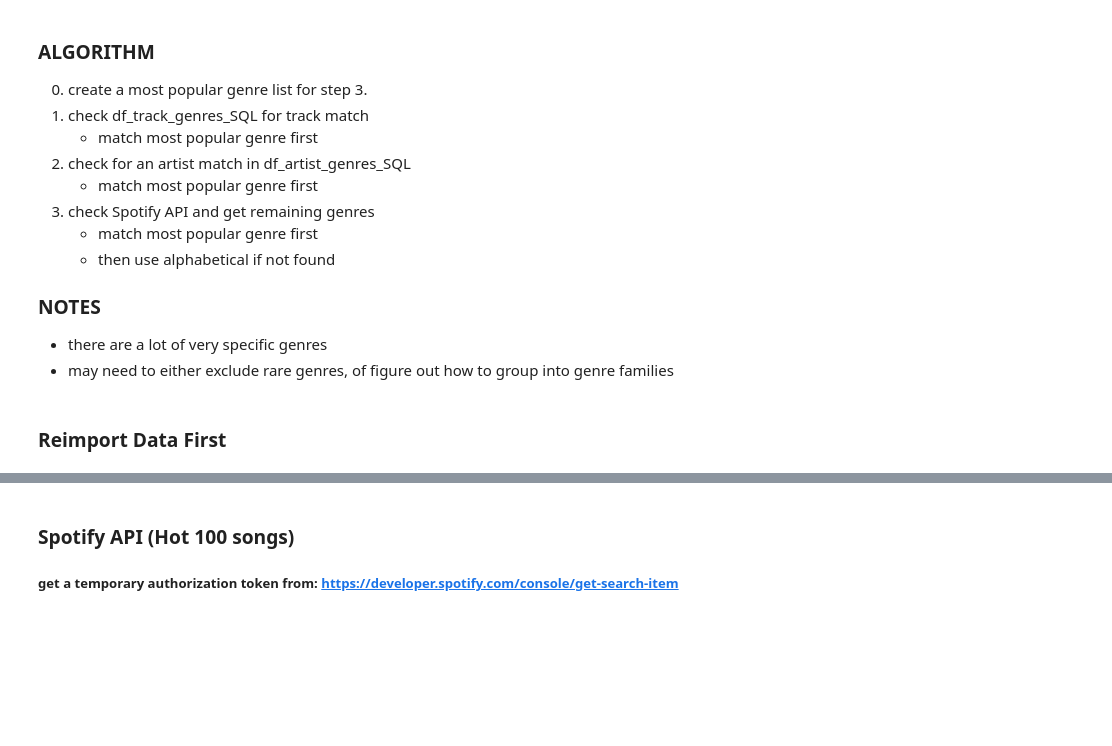
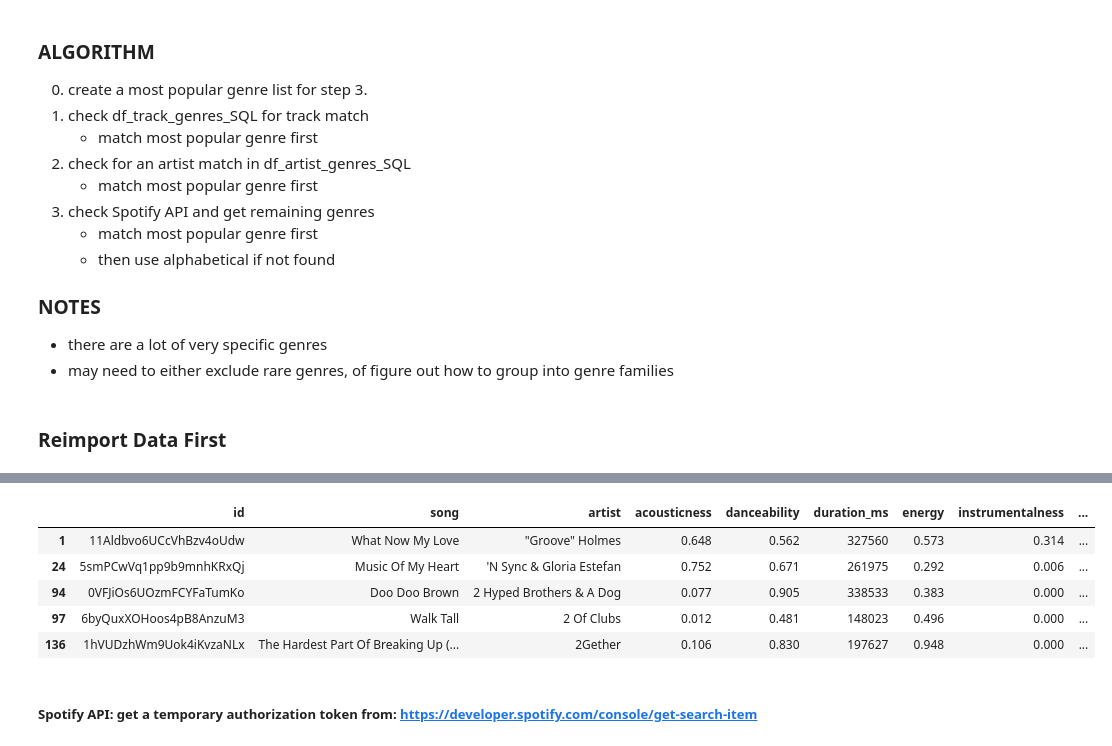
Before and after one commit to KevinCarr42/Billboard-100-Audio-Feature-Analytics, a Jupyter notebook: Kevin 820 2. Data Optimisation and Added Features.ipynb, the cells around one changed output, grey strips where cells are left out. Cells and saved outputs as stored; diff of their text form; code cells hidden in the pictures; blank space fills up the shorter version.

```diff
--- a/Kevin 820 2. Data Optimisation and Added Features.ipynb
+++ b/Kevin 820 2. Data Optimisation and Added Features.ipynb
@@ -674,7 +693,15 @@ improved_genre_counts
+# %%
+# we can use the Spotify API to find the df_B100 with audio features but without genre
+df_B100_songs[(~pd.isnull(df_B100_songs['acousticness'])) & (pd.isnull(df_B100_songs.genre_id))].head()
+# %% [output]
+|  | id | song | artist | acousticness | danceability | duration_ms | energy | instrumentalness | ... |
+| 1 | 11Aldbvo6UCcVhBzv4oUdw | What Now My Love | "Groove" Holmes | 0.648 | 0.562 | 327560 | 0.573 | 0.314 | ... |
+| 24 | 5smPCwVq1pp9b9mnhKRxQj | Music Of My Heart | 'N Sync & Gloria Estefan | 0.752 | 0.671 | 261975 | 0.292 | 0.006 | ... |
+| 94 | 0VFJiOs6UOzmFCYFaTumKo | Doo Doo Brown | 2 Hyped Brothers & A Dog | 0.077 | 0.905 | 338533 | 0.383 | 0.000 | ... |
+| 97 | 6byQuxXOHoos4pB8AnzuM3 | Walk Tall | 2 Of Clubs | 0.012 | 0.481 | 148023 | 0.496 | 0.000 | ... |
+| 136 | 1hVUDzhWm9Uok4iKvzaNLx | The Hardest Part Of Breaking Up (... | 2Gether | 0.106 | 0.830 | 197627 | 0.948 | 0.000 | ... |
 # %% [markdown]
-### Spotify API (Hot 100 songs)
-
-##### get a temporary authorization token from: https://developer.spotify.com/console/get-search-item
+##### Spotify API: get a temporary authorization token from: https://developer.spotify.com/console/get-search-item
 # %%
 # input the temporary token
 TEMP_TOKEN = input('Enter token: ')
```
Also changed, not shown: parts of 119 cells of this notebook, 2 other files.
